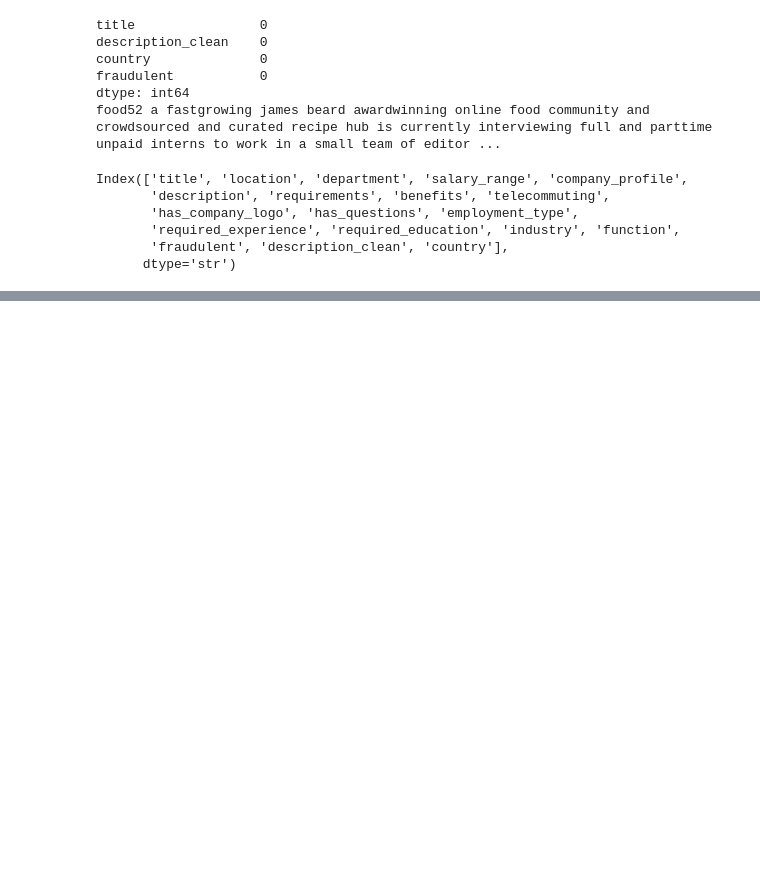
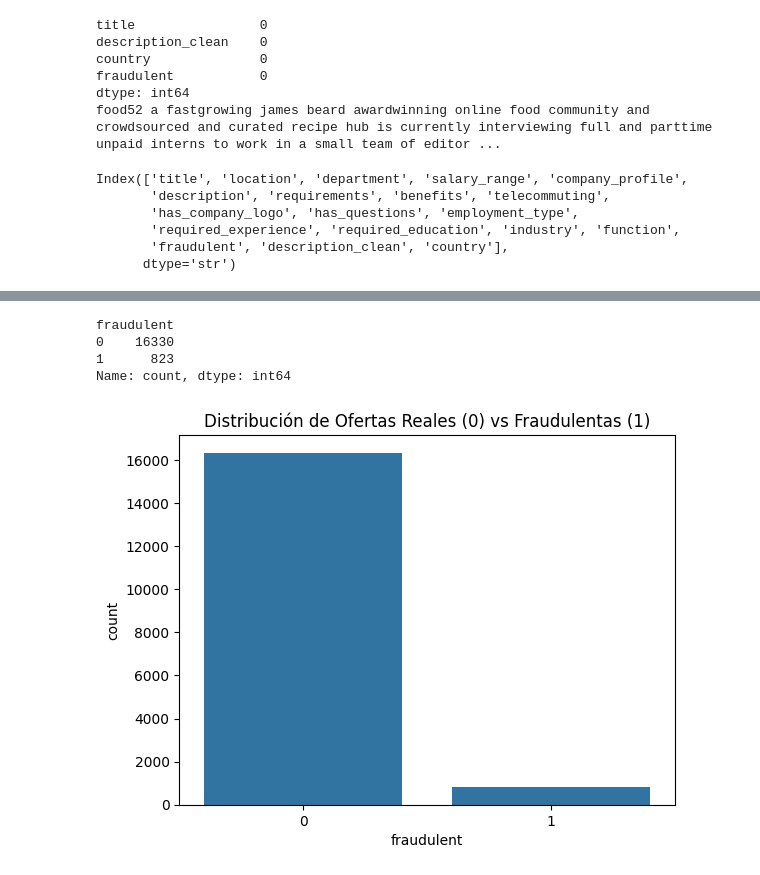
Before and after one commit to Bootcamp-DA-P2/proyecto8-problemaclasificacion-grupo5, a Jupyter notebook: main.ipynb, the cells around one changed output, grey strips where cells are left out. Saved outputs shown, nothing was run; the diff lists cells and outputs as text; code cells hidden in the pictures; blank space fills up the shorter version.

```diff
--- a/main.ipynb
+++ b/main.ipynb
@@ -86,0 +177,35 @@ Index(['title', 'location', 'department', 'salary_range', 'company_profile',
+# %%
+total_original = df.shape[0]
+
+# 2. Calcular la métrica temporal
+df["_len_desc"] = df["description"].fillna("").str.len()
+
+# 3. Aplicar el filtro del Rango Intercuartílico (IQR)
+Q1 = df["_len_desc"].quantile(0.25)
+Q3 = df["_len_desc"].quantile(0.75)
+IQR = Q3 - Q1
+
+# Definir límites (El estándar es 1.5 veces el IQR)
+limite_inferior = max(
+    10, Q1 - 1.5 * IQR
+)  # Evitamos longitudes negativas, exigimos al menos 10 caracteres
+limite_superior = Q3 + 1.5 * IQR
+
+# 4. Filtrar el DataFrame
+df_limpio = df[(df["_len_desc"] >= limite_inferior) & (df["_len_desc"] <= limite_superior)].copy()
+
+# Eliminar la columna auxiliar
+df_limpio.drop(columns=["_len_desc"], inplace=True)
+
+# 5. Guardar resultados
+outliers_eliminados = total_original - df_limpio.shape[0]
+print(f"🧹 ¡Limpieza completada!")
+print(f"🔹 Filas originales: {total_original}")
+print(f"🔹 Outliers eliminados: {outliers_eliminados}")
+print(f"🔹 Filas actuales: {df_limpio.shape[0]}")
+
+output_path = os.path.join("data", "fake_job_postings_clean.csv")
+df_limpio.to_csv(output_path, index=False)
+print(f"💾 Guardado en: {output_path}")
+
+df_clean = df_limpio.copy()
@@ -86,0 +240,11 @@ Index(['title', 'location', 'department', 'salary_range', 'company_profile',
+# %%
+print(df_clean["fraudulent"].value_counts())
+sns.countplot(x="fraudulent", data=df_clean)
+plt.title("Distribución de Ofertas Reales (0) vs Fraudulentas (1)")
+plt.show()
+# %% [output]
+fraudulent
+0    16330
+1      823
+Name: count, dtype: int64
+[figure, added]
```
Also changed, not shown: parts of 15 cells of this notebook, 1 other file.
